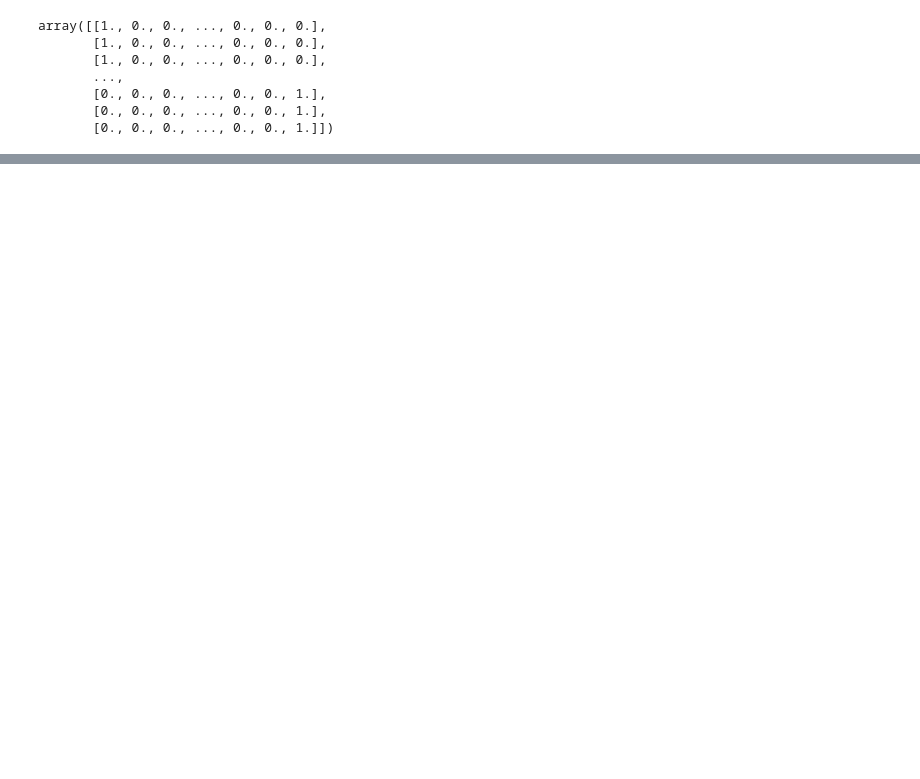
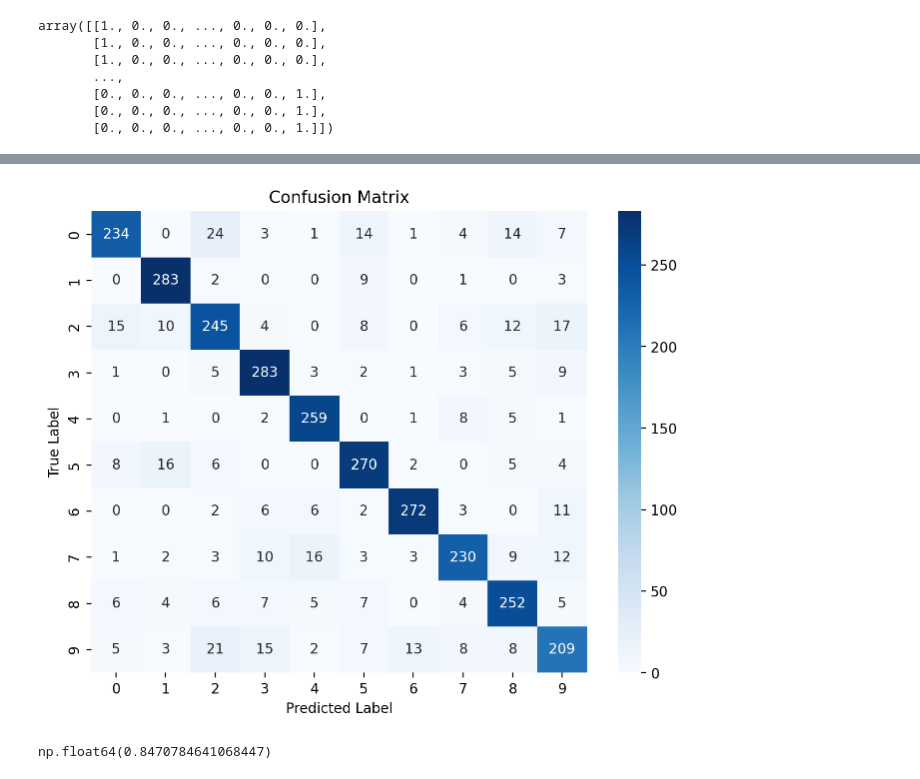
Before and after one commit to Peng-Rao/NAML_project, a Jupyter notebook: notebooks/cnn.ipynb, the cells around one changed output, grey strips where cells are left out. Drawn from its saved outputs; the diff is of its cells as text; code cells hidden in the pictures; blank space fills up the shorter version.

Commit message:
Report draft

```diff
--- a/notebooks/cnn.ipynb
+++ b/notebooks/cnn.ipynb
@@ -68,7 +70,7 @@ def load_and_preprocess_data(data_dir, classes, target_shape=(150, 150)):
                         )
 
                         # Resize matrix to the target shape
-                        mel_spectrogram = resize(
+                        mel_spectrogram = tf.image.resize(
                             np.expand_dims(mel_spectrogram, axis=-1), target_shape
                         )
                         data.append(mel_spectrogram)
@@ -97,7 +109,7 @@ Processing-- rock
 # %%
-from tensorflow.keras.utils import to_categorical
+from keras import utils
 
-labels = to_categorical(labels, num_classes=len(classes))
+labels = utils.to_categorical(labels, num_classes=len(classes))
 labels
 # %% [output]
 array([[1., 0., 0., ..., 0., 0., 0.],
@@ -112,4 +122,6 @@ array([[1., 0., 0., ..., 0., 0., 0.],
 # %%
-X_train, X_test, Y_train, Y_test = train_test_split(
+from sklearn.model_selection import train_test_split
+
+X_train, X_test, y_train, y_test = train_test_split(
     data, labels, test_size=0.2, random_state=42
 )
@@ -213,0 +260,24 @@ KeyboardInterrupt:
+# %%
+model = models.load_model("working/model_weights.keras")
+y_pred = model.predict(X_test)
+y_pred_classes = np.argmax(y_pred, axis=1)
+y_true_classes = np.argmax(y_test, axis=1)
+
+cm = confusion_matrix(y_true_classes, y_pred_classes)
+
+plt.figure(figsize=(8, 6))
+sns.heatmap(
+    cm,
+    annot=True,
+    fmt="d",
+    cmap="Blues",
+    xticklabels=range(len(cm)),
+    yticklabels=range(len(cm)),
+)
+plt.xlabel("Predicted Label")
+plt.ylabel("True Label")
+plt.title("Confusion Matrix")
+# save the plot
+plt.savefig("../report/graphics/cnn_evaluation.pdf")
+plt.show()
+# %% [output]
@@ -213,0 +285,7 @@ KeyboardInterrupt:
+[figure, added]
+# %%
+# calculate accuracy
+accuracy = np.sum(y_pred_classes == y_true_classes) / len(y_true_classes)
+accuracy
+# %% [output]
+np.float64(0.8470784641068447)
```
Also changed, not shown: parts of 20 cells of this notebook, 17 other files.
